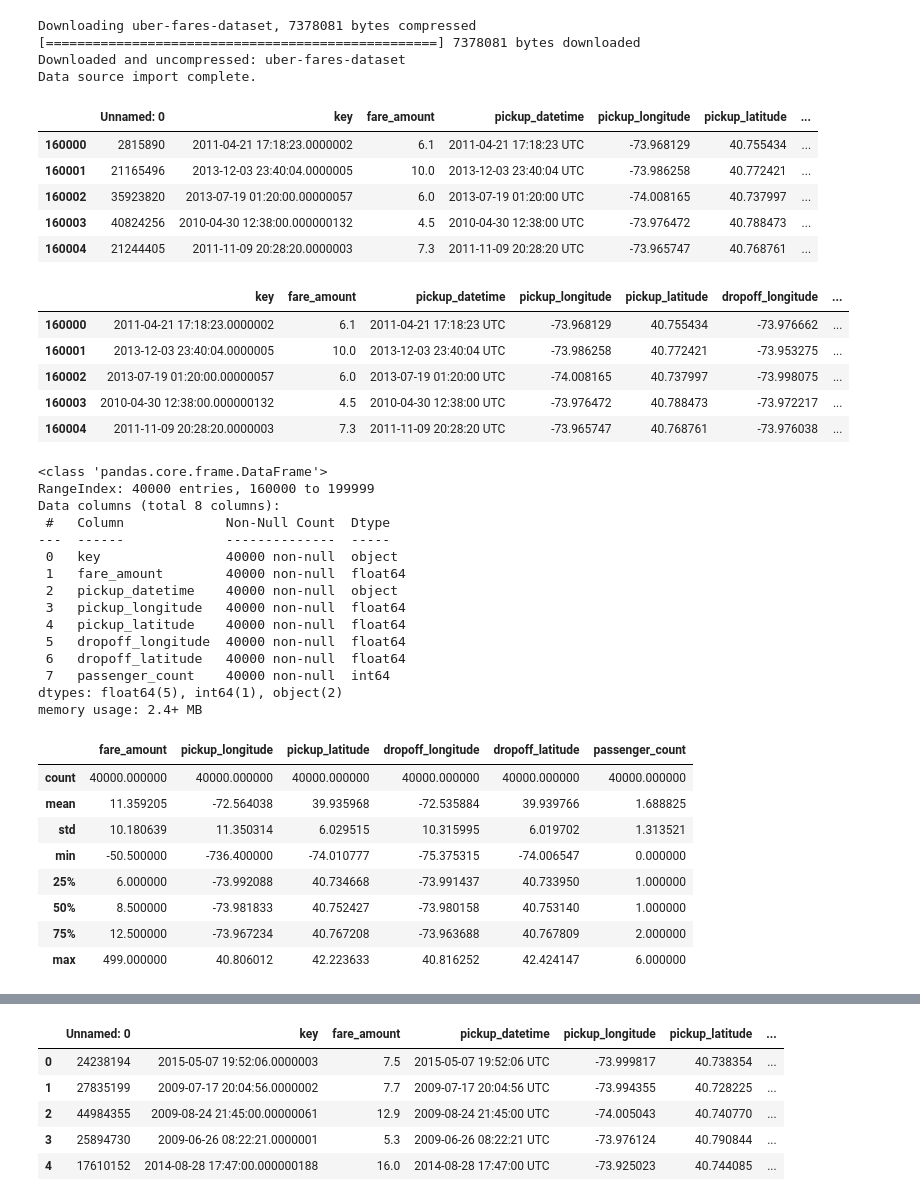
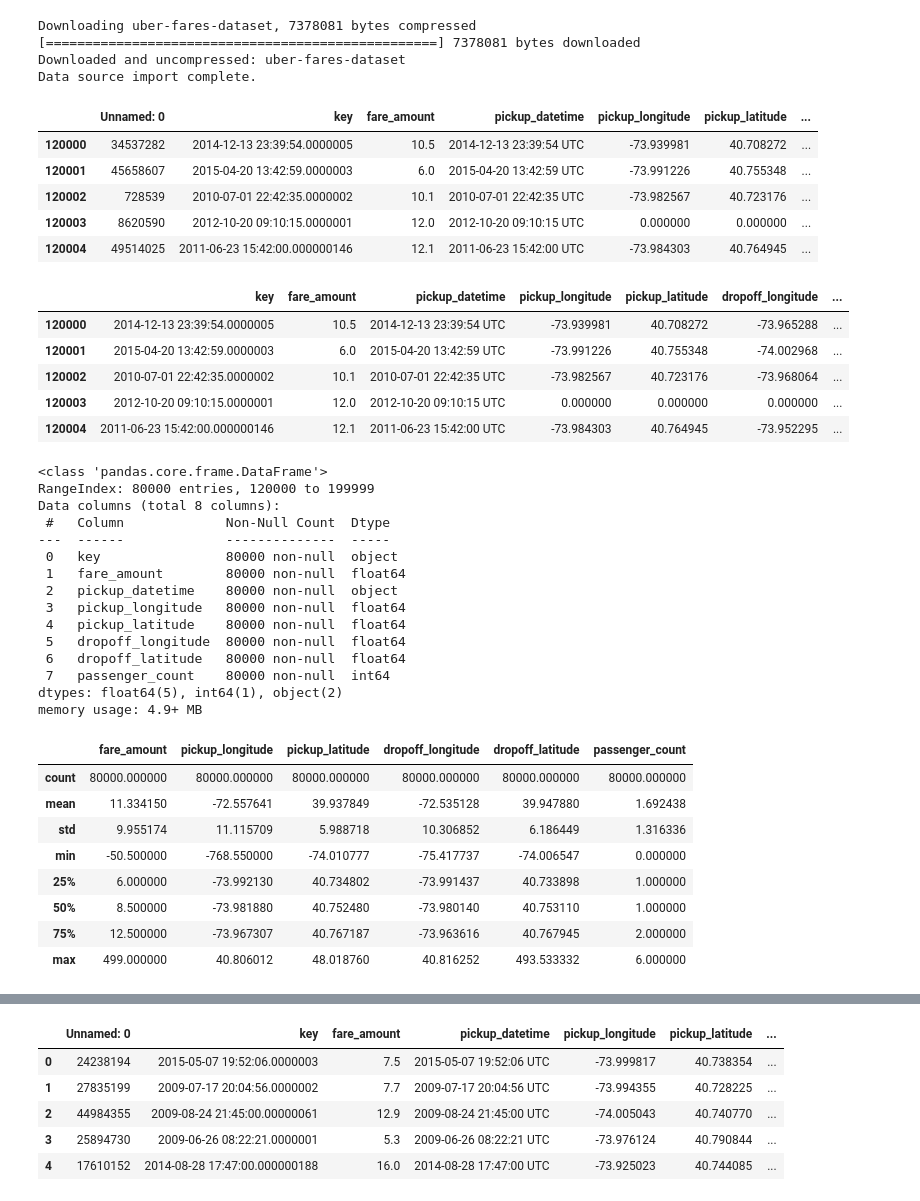
Before and after one commit to yug201/uber_taxi_fare_price_prediction, a Jupyter notebook: uber_taxi_fare_price_prediction.ipynb, the cells around one changed output, grey strips where cells are left out. Saved outputs shown, nothing was run; the diff lists cells and outputs as text; code cells hidden in the pictures.

```diff
--- a/uber_taxi_fare_price_prediction.ipynb
+++ b/uber_taxi_fare_price_prediction.ipynb
@@ -81,19 +81,19 @@ Data source import complete.
 # %%
 import pandas as pd
 
 
 file_path = '/kaggle/input/uber-fares-dataset/uber.csv'
 
 df1 = pd.read_csv(file_path)
-df=df1[160000:]
+df=df1[120000:]
 df.head()
 # %% [output]
 |  | Unnamed: 0 | key | fare_amount | pickup_datetime | pickup_longitude | pickup_latitude | ... |
-| 160000 | 2815890 | 2011-04-21 17:18:23.0000002 | 6.1 | 2011-04-21 17:18:23 UTC | -73.968129 | 40.755434 | ... |
-| 160001 | 21165496 | 2013-12-03 23:40:04.0000005 | 10.0 | 2013-12-03 23:40:04 UTC | -73.986258 | 40.772421 | ... |
-| 160002 | 35923820 | 2013-07-19 01:20:00.00000057 | 6.0 | 2013-07-19 01:20:00 UTC | -74.008165 | 40.737997 | ... |
-| 160003 | 40824256 | 2010-04-30 12:38:00.000000132 | 4.5 | 2010-04-30 12:38:00 UTC | -73.976472 | 40.788473 | ... |
-| 160004 | 21244405 | 2011-11-09 20:28:20.0000003 | 7.3 | 2011-11-09 20:28:20 UTC | -73.965747 | 40.768761 | ... |
+| 120000 | 34537282 | 2014-12-13 23:39:54.0000005 | 10.5 | 2014-12-13 23:39:54 UTC | -73.939981 | 40.708272 | ... |
+| 120001 | 45658607 | 2015-04-20 13:42:59.0000003 | 6.0 | 2015-04-20 13:42:59 UTC | -73.991226 | 40.755348 | ... |
+| 120002 | 728539 | 2010-07-01 22:42:35.0000002 | 10.1 | 2010-07-01 22:42:35 UTC | -73.982567 | 40.723176 | ... |
+| 120003 | 8620590 | 2012-10-20 09:10:15.0000001 | 12.0 | 2012-10-20 09:10:15 UTC | 0.000000 | 0.000000 | ... |
+| 120004 | 49514025 | 2011-06-23 15:42:00.000000146 | 12.1 | 2011-06-23 15:42:00 UTC | -73.984303 | 40.764945 | ... |
 # %%
 df = df.drop(['Unnamed: 0'],axis=1)
 # %%
@@ -101,42 +101,42 @@ df = df.drop(['Unnamed: 0'],axis=1)
 df.head()
 # %% [output]
 |  | key | fare_amount | pickup_datetime | pickup_longitude | pickup_latitude | dropoff_longitude | ... |
-| 160000 | 2011-04-21 17:18:23.0000002 | 6.1 | 2011-04-21 17:18:23 UTC | -73.968129 | 40.755434 | -73.976662 | ... |
-| 160001 | 2013-12-03 23:40:04.0000005 | 10.0 | 2013-12-03 23:40:04 UTC | -73.986258 | 40.772421 | -73.953275 | ... |
-| 160002 | 2013-07-19 01:20:00.00000057 | 6.0 | 2013-07-19 01:20:00 UTC | -74.008165 | 40.737997 | -73.998075 | ... |
-| 160003 | 2010-04-30 12:38:00.000000132 | 4.5 | 2010-04-30 12:38:00 UTC | -73.976472 | 40.788473 | -73.972217 | ... |
-| 160004 | 2011-11-09 20:28:20.0000003 | 7.3 | 2011-11-09 20:28:20 UTC | -73.965747 | 40.768761 | -73.976038 | ... |
+| 120000 | 2014-12-13 23:39:54.0000005 | 10.5 | 2014-12-13 23:39:54 UTC | -73.939981 | 40.708272 | -73.965288 | ... |
+| 120001 | 2015-04-20 13:42:59.0000003 | 6.0 | 2015-04-20 13:42:59 UTC | -73.991226 | 40.755348 | -74.002968 | ... |
+| 120002 | 2010-07-01 22:42:35.0000002 | 10.1 | 2010-07-01 22:42:35 UTC | -73.982567 | 40.723176 | -73.968064 | ... |
+| 120003 | 2012-10-20 09:10:15.0000001 | 12.0 | 2012-10-20 09:10:15 UTC | 0.000000 | 0.000000 | 0.000000 | ... |
+| 120004 | 2011-06-23 15:42:00.000000146 | 12.1 | 2011-06-23 15:42:00 UTC | -73.984303 | 40.764945 | -73.952295 | ... |
 # %%
 df.dropna(inplace=True)
 df.info()
 # %% [output]
 <class 'pandas.core.frame.DataFrame'>
-RangeIndex: 40000 entries, 160000 to 199999
+RangeIndex: 80000 entries, 120000 to 199999
 Data columns (total 8 columns):
  #   Column             Non-Null Count  Dtype
 ---  ------             --------------  -----
- 0   key                40000 non-null  object
- 1   fare_amount        40000 non-null  float64
- 2   pickup_datetime    40000 non-null  object
- 3   pickup_longitude   40000 non-null  float64
- 4   pickup_latitude    40000 non-null  float64
- 5   dropoff_longitude  40000 non-null  float64
- 6   dropoff_latitude   40000 non-null  float64
- 7   passenger_count    40000 non-null  int64
+ 0   key                80000 non-null  object
+ 1   fare_amount        80000 non-null  float64
+ 2   pickup_datetime    80000 non-null  object
+ 3   pickup_longitude   80000 non-null  float64
+ 4   pickup_latitude    80000 non-null  float64
+ 5   dropoff_longitude  80000 non-null  float64
+ 6   dropoff_latitude   80000 non-null  float64
+ 7   passenger_count    80000 non-null  int64
 dtypes: float64(5), int64(1), object(2)
-memory usage: 2.4+ MB
+memory usage: 4.9+ MB
 # %%
 df.describe()
 # %% [output]
 |  | fare_amount | pickup_longitude | pickup_latitude | dropoff_longitude | dropoff_latitude | passenger_count |
-| count | 40000.000000 | 40000.000000 | 40000.000000 | 40000.000000 | 40000.000000 | 40000.000000 |
-| mean | 11.359205 | -72.564038 | 39.935968 | -72.535884 | 39.939766 | 1.688825 |
-| std | 10.180639 | 11.350314 | 6.029515 | 10.315995 | 6.019702 | 1.313521 |
-| min | -50.500000 | -736.400000 | -74.010777 | -75.375315 | -74.006547 | 0.000000 |
-| 25% | 6.000000 | -73.992088 | 40.734668 | -73.991437 | 40.733950 | 1.000000 |
-| 50% | 8.500000 | -73.981833 | 40.752427 | -73.980158 | 40.753140 | 1.000000 |
-| 75% | 12.500000 | -73.967234 | 40.767208 | -73.963688 | 40.767809 | 2.000000 |
-| max | 499.000000 | 40.806012 | 42.223633 | 40.816252 | 42.424147 | 6.000000 |
+| count | 80000.000000 | 80000.000000 | 80000.000000 | 80000.000000 | 80000.000000 | 80000.000000 |
+| mean | 11.334150 | -72.557641 | 39.937849 | -72.535128 | 39.947880 | 1.692438 |
+| std | 9.955174 | 11.115709 | 5.988718 | 10.306852 | 6.186449 | 1.316336 |
+| min | -50.500000 | -768.550000 | -74.010777 | -75.417737 | -74.006547 | 0.000000 |
+| 25% | 6.000000 | -73.992130 | 40.734802 | -73.991437 | 40.733898 | 1.000000 |
+| 50% | 8.500000 | -73.981880 | 40.752480 | -73.980140 | 40.753110 | 1.000000 |
+| 75% | 12.500000 | -73.967307 | 40.767187 | -73.963616 | 40.767945 | 2.000000 |
+| max | 499.000000 | 40.806012 | 48.018760 | 40.816252 | 493.533332 | 6.000000 |
 # %%
 
 df['pickup_datetime'] = pd.to_datetime(df['pickup_datetime'], format='%Y-%m-%d %H:%M:%S %Z')
```
Also changed, not shown: parts of 11 cells of this notebook.
